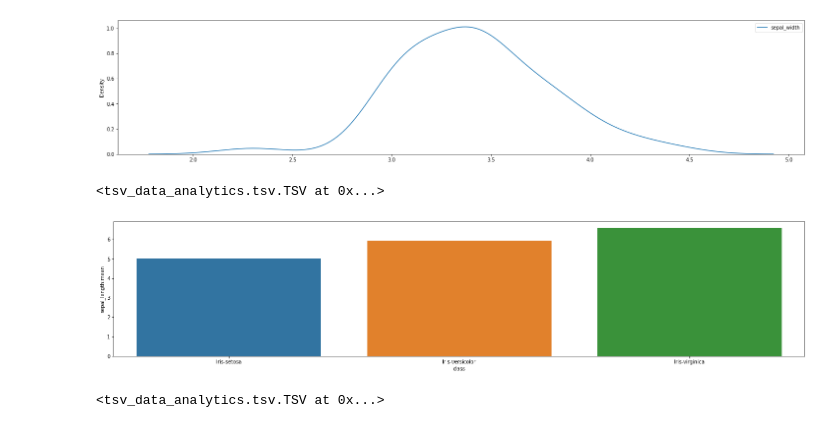
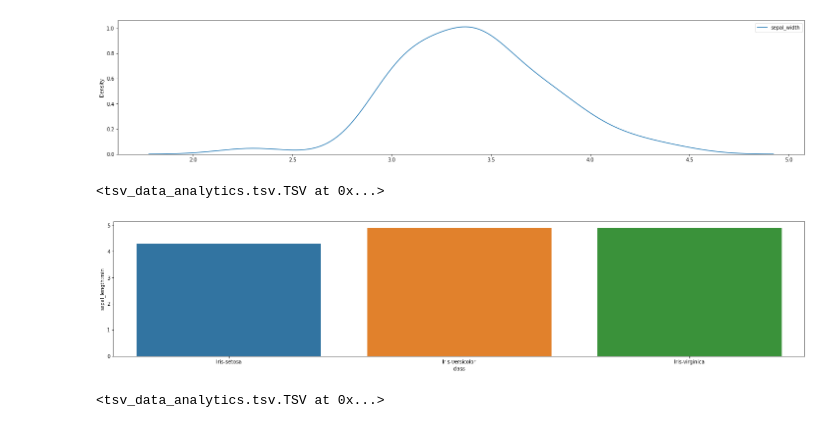
Before and after one commit to CrowdStrike/omigo-data-analytics, a Jupyter notebook: notebooks/graphs.ipynb, the cells around one changed output. Saved outputs shown, nothing was run; the diff lists cells and outputs as text; code cells hidden in the pictures.

```diff
--- a/notebooks/graphs.ipynb
+++ b/notebooks/graphs.ipynb
@@ -52,12 +50,12 @@ x \
 # %%
 # compute simple statistics and use it for visualization. Note the naming convension of appending aggregate function
 # name as suffix for the resultant column
 x \
-    .aggregate("class", ["sepal_length"], [statistics.mean]) \
-    .extend_class(graphext.VisualTSV).barchart("class", "sepal_length:mean")
+    .aggregate("class", ["sepal_length"], [min]) \
+    .extend_class(graphext.VisualTSV).barchart("class", "sepal_length:min")
 # %% [output]
 <tsv_data_analytics.tsv.TSV at 0x...>
-[figure, old version]
+[figure, new version]
 # %%
 # scatter plot to see relationships between different attributes
 x.extend_class(graphext.VisualTSV).scatterplot("sepal_length", "sepal_width", "class", yfigsize = 8)
```
Also changed, not shown: parts of 1 cell of this notebook.
